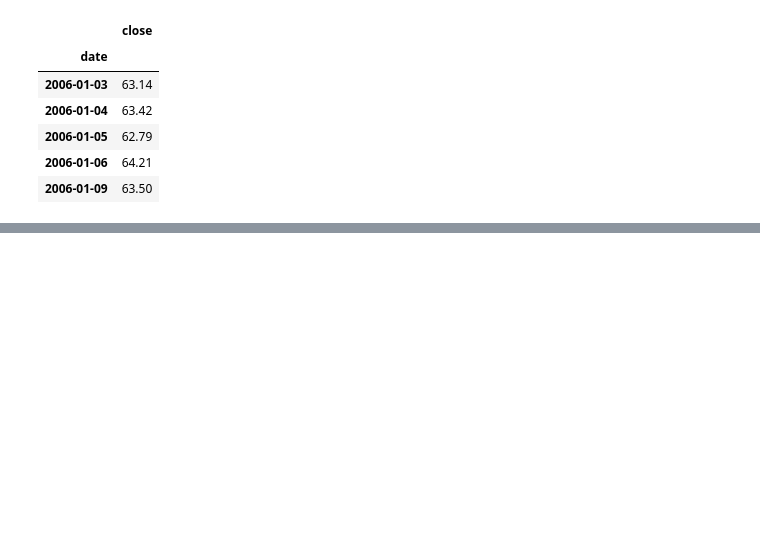
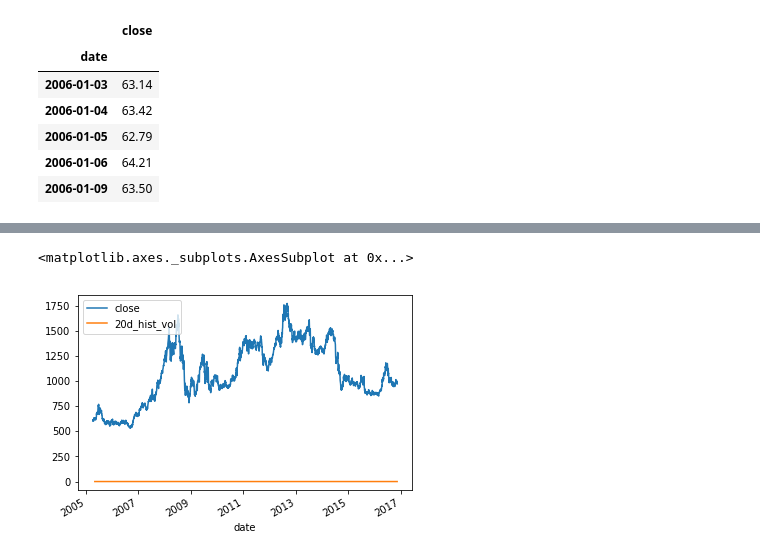
Before and after one commit to franko003/Commodity_TS_Analysis, a Jupyter notebook: notebooks/data_exploration.ipynb, the cells around one changed output, grey strips where cells are left out. Cells and saved outputs as stored; diff of their text form; code cells hidden in the pictures; blank space fills up the shorter version.

Commit message:
Completed plot_ts() in eda

```diff
--- a/notebooks/data_exploration.ipynb
+++ b/notebooks/data_exploration.ipynb
@@ -135,0 +197,5 @@ cl_ts.tail()
+# %%
+s_updated.plot()
+# %% [output]
+<matplotlib.axes._subplots.AxesSubplot at 0x...>
+[figure, added]
```
Also changed, not shown: parts of 12 cells of this notebook, 1 other file.
